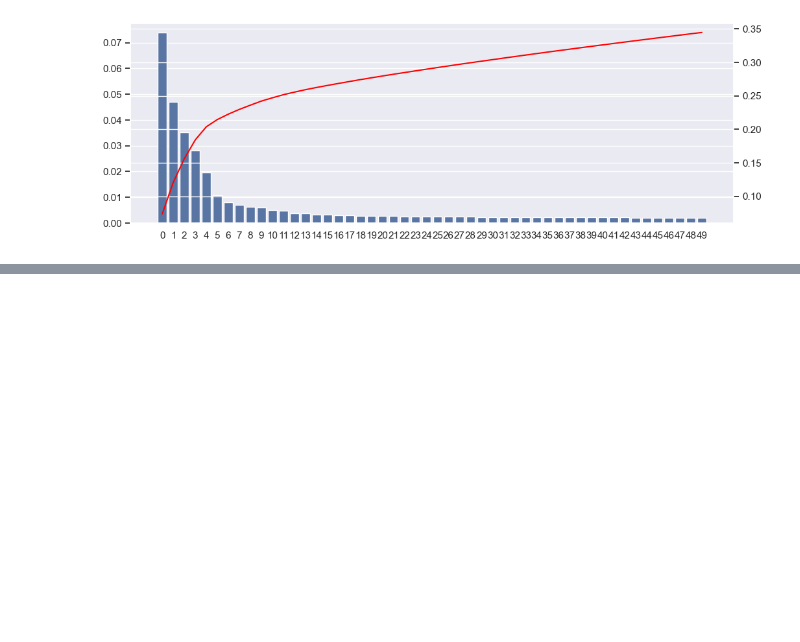
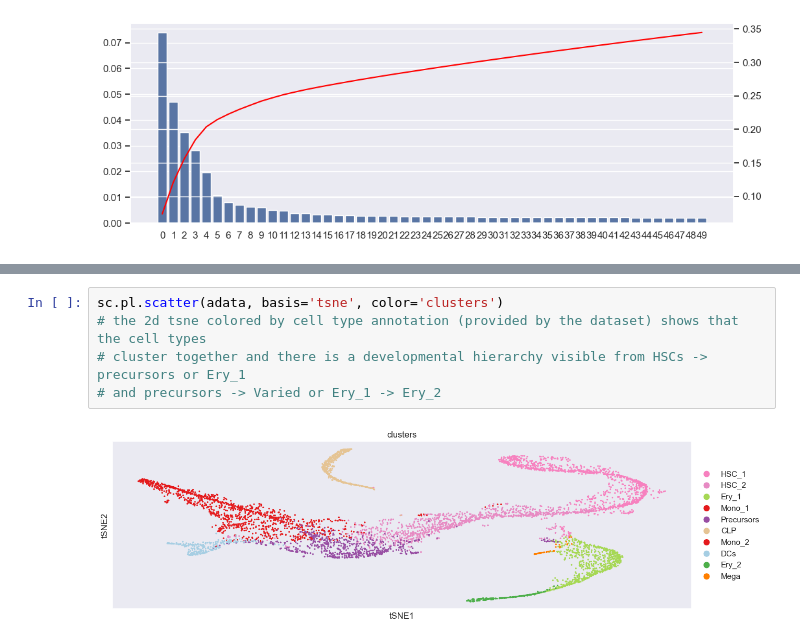
Before and after one commit to Reese-Martin/scRNAseq_analysis, a Jupyter notebook: trajectory_analysis/sc_pseudotime.ipynb, the cells around one changed output, grey strips where cells are left out. Cells and saved outputs as stored; diff of their text form; blank space fills up the shorter version.

```diff
--- a/trajectory_analysis/sc_pseudotime.ipynb
+++ b/trajectory_analysis/sc_pseudotime.ipynb
@@ -72,0 +83,7 @@ sc.pp.neighbors(adata, n_pcs=10) # neighbor based clustering using first 10 pcs
+# %%
+sc.pl.scatter(adata, basis='tsne', color='clusters')
+# the 2d tsne colored by cell type annotation (provided by the dataset) shows that the cell types
+# cluster together and there is a developmental hierarchy visible from HSCs -> precursors or Ery_1
+# and precursors -> Varied or Ery_1 -> Ery_2
+# %% [output]
+[figure, added]
```
Also changed, not shown: parts of 11 cells of this notebook.
